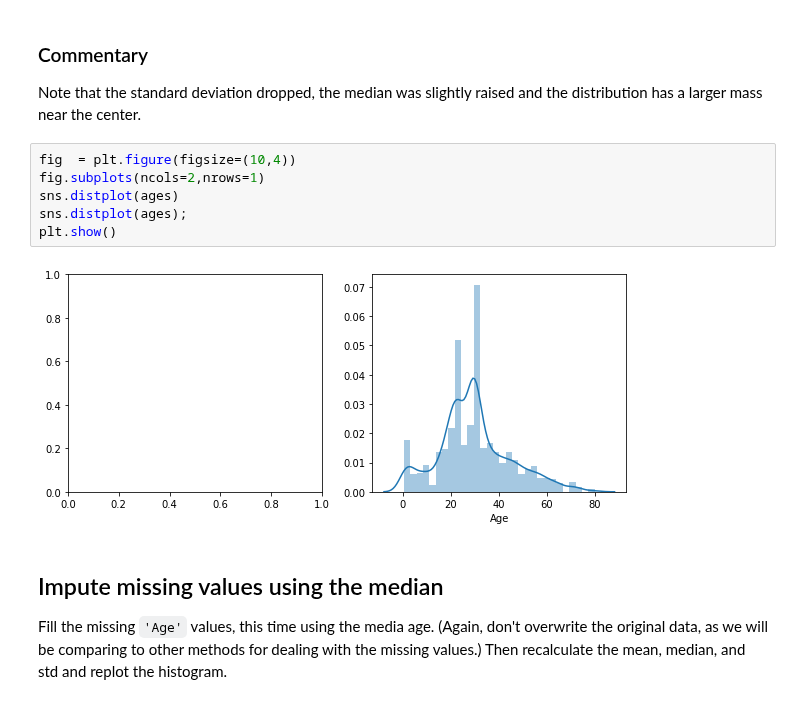
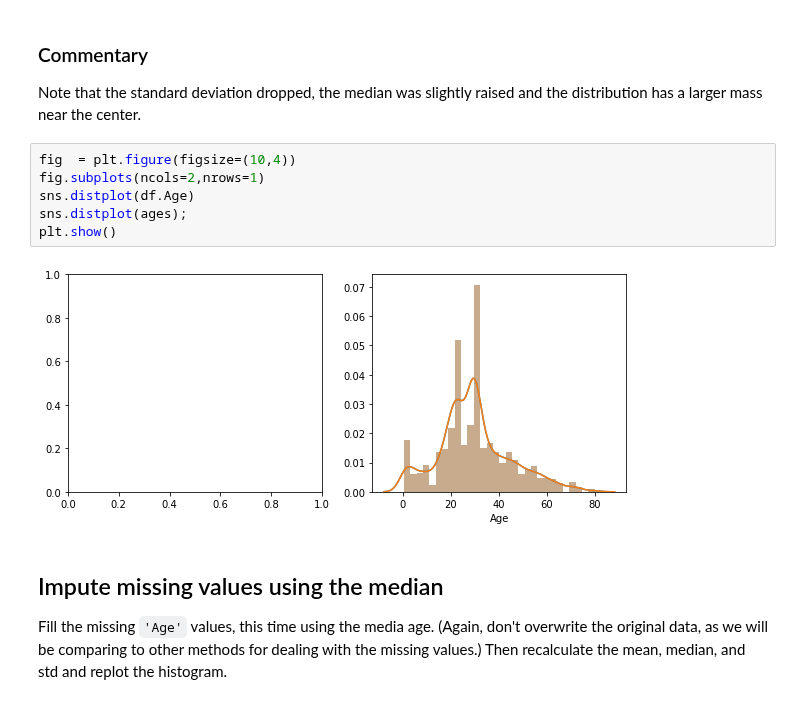
Before and after one commit to OsterMendel/dsc-more-on-missing-data-lab-nyc-ds-021720, a Jupyter notebook: index.ipynb, the cells around one changed output. Saved outputs shown, nothing was run; the diff lists cells and outputs as text.

```diff
--- a/index.ipynb
+++ b/index.ipynb
@@ -136,11 +136,11 @@ Note that the standard deviation dropped, the median was slightly raised and the
 # %%
 fig  = plt.figure(figsize=(10,4))
 fig.subplots(ncols=2,nrows=1)
-sns.distplot(ages)
+sns.distplot(df.Age)
 sns.distplot(ages);
 plt.show()
 # %% [output]
-[figure, old version]
+[figure, new version]
 # %% [markdown]
 ## Impute missing values using the median
 
```
